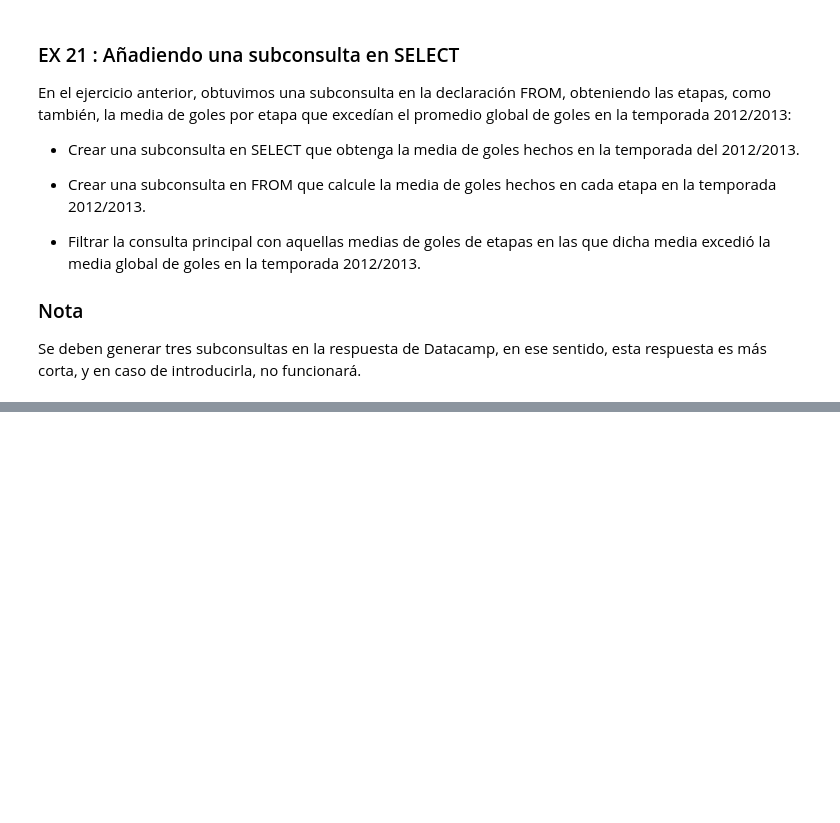
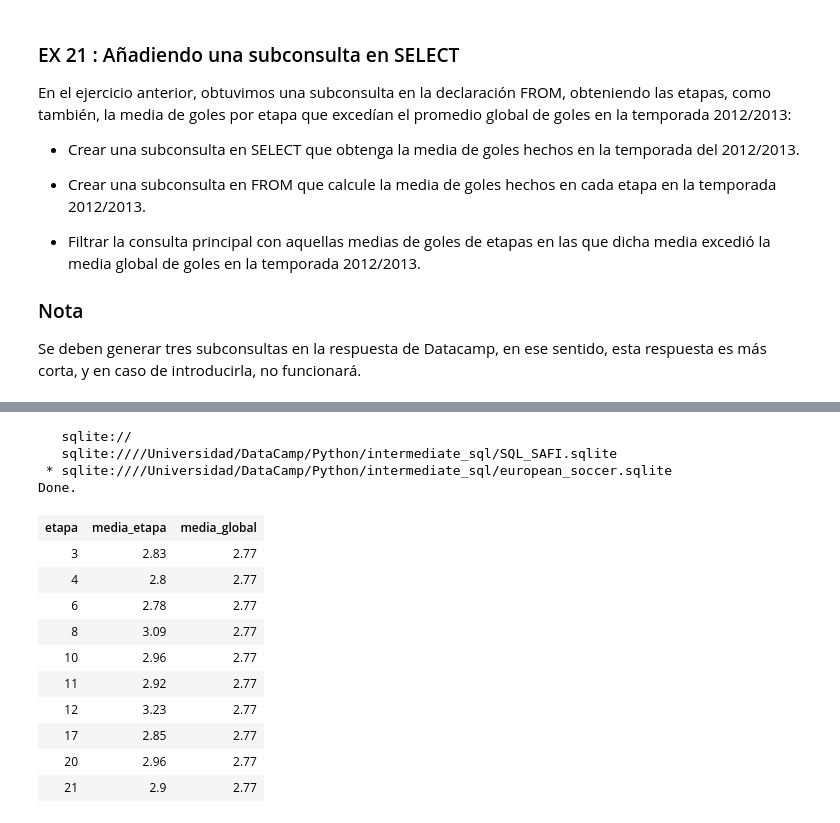
Before and after one commit to adinamarca/notebooks, a Jupyter notebook: SQL/intermediate_sql/notebook.ipynb, the cells around one changed output, grey strips where cells are left out. Cells and saved outputs as stored; diff of their text form; code cells hidden in the pictures; blank space fills up the shorter version.

```diff
--- a/SQL/intermediate_sql/notebook.ipynb
+++ b/SQL/intermediate_sql/notebook.ipynb
@@ -2534,0 +2555,25 @@ Done.
+# %%
+%sql SELECT \
+ s1.etapa, \
+s1.media_etapa, \
+(SELECT ROUND(AVG(home_team_goal + away_team_goal), 2) FROM match WHERE season = '2012/2013') AS media_global \
+FROM (SELECT stage AS etapa, season AS temporada, \
+ROUND(AVG(home_team_goal + away_team_goal), 2) AS media_etapa FROM match WHERE temporada = '2012/2013' GROUP BY stage) AS s1 \
+WHERE (s1.media_etapa > media_global) AND (s1.temporada = '2012/2013') \
+LIMIT 10
+# %% [output]
+   sqlite://
+   sqlite:////Universidad/DataCamp/Python/intermediate_sql/SQL_SAFI.sqlite
+ * sqlite:////Universidad/DataCamp/Python/intermediate_sql/european_soccer.sqlite
+Done.
+| etapa | media_etapa | media_global |
+| 3 | 2.83 | 2.77 |
+| 4 | 2.8 | 2.77 |
+| 6 | 2.78 | 2.77 |
+| 8 | 3.09 | 2.77 |
+| 10 | 2.96 | 2.77 |
+| 11 | 2.92 | 2.77 |
+| 12 | 3.23 | 2.77 |
+| 17 | 2.85 | 2.77 |
+| 20 | 2.96 | 2.77 |
+| 21 | 2.9 | 2.77 |
```
Also changed, not shown: parts of 16 cells of this notebook.
